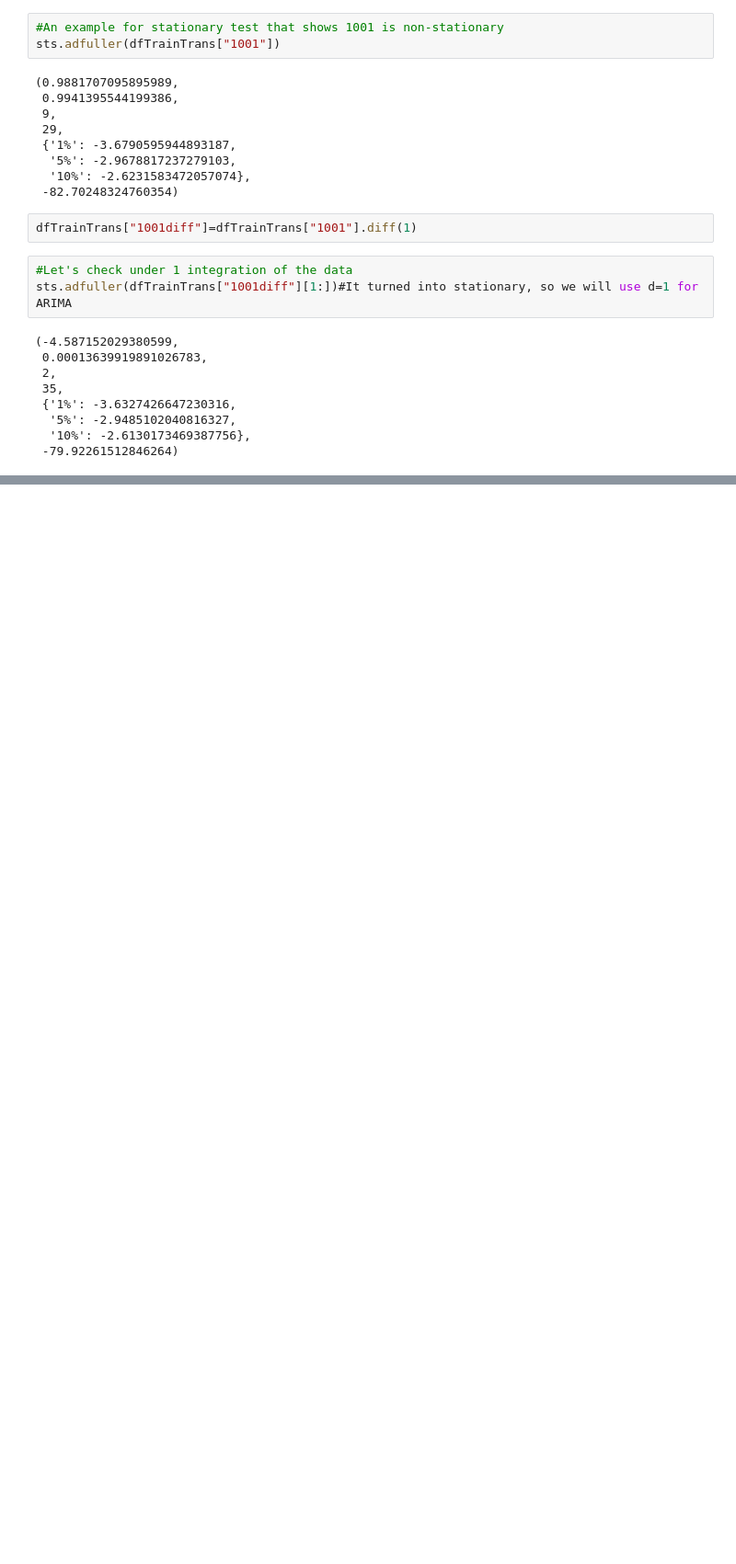
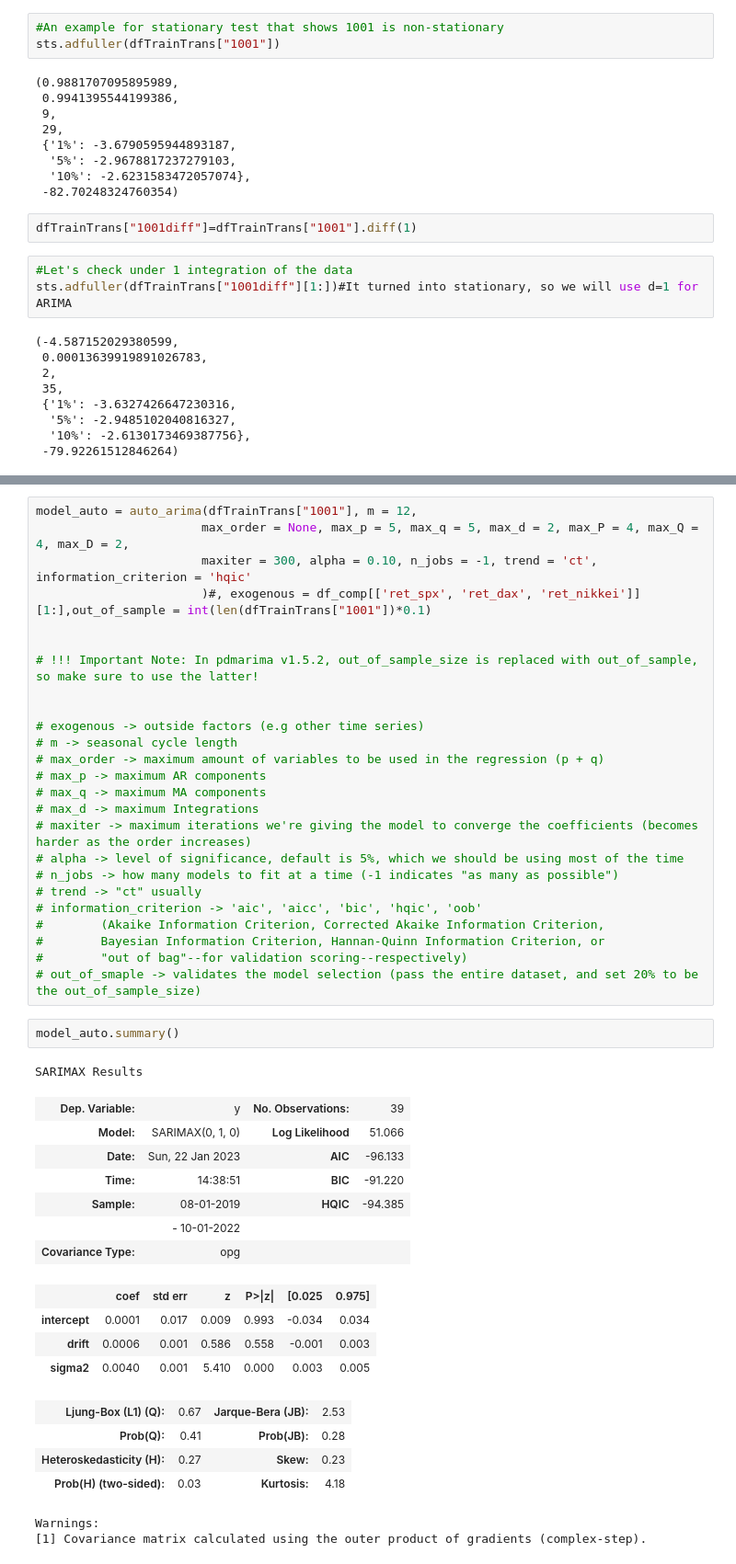
Before and after one commit to MKbinli/MLstudies, a Jupyter notebook: Timeseries1/GD Timeseries_jupyter.ipynb, the cells around one changed output, grey strips where cells are left out. Shown at 92% size. Cells and saved outputs as stored; diff of their text form; blank space fills up the shorter version.

```diff
--- a/Timeseries1/GD Timeseries_jupyter.ipynb
+++ b/Timeseries1/GD Timeseries_jupyter.ipynb
@@ -467,0 +468,46 @@ plt.show()#It seems that error terms are not significant! Nice work!
+# %%
+model_auto = auto_arima(dfTrainTrans["1001"], m = 12,
+                       max_order = None, max_p = 5, max_q = 5, max_d = 2, max_P = 4, max_Q = 4, max_D = 2,
+                       maxiter = 300, alpha = 0.10, n_jobs = -1, trend = 'ct', information_criterion = 'hqic'
+                       )#, exogenous = df_comp[['ret_spx', 'ret_dax', 'ret_nikkei']][1:],out_of_sample = int(len(dfTrainTrans["1001"])*0.1)
+
+
+# !!! Important Note: In pdmarima v1.5.2, out_of_sample_size is replaced with out_of_sample, so make sure to use the latter!
+
+
+# exogenous -> outside factors (e.g other time series)
+# m -> seasonal cycle length
+# max_order -> maximum amount of variables to be used in the regression (p + q)
+# max_p -> maximum AR components
+# max_q -> maximum MA components
+# max_d -> maximum Integrations
+# maxiter -> maximum iterations we're giving the model to converge the coefficients (becomes harder as the order increases)
+# alpha -> level of significance, default is 5%, which we should be using most of the time
+# n_jobs -> how many models to fit at a time (-1 indicates "as many as possible")
+# trend -> "ct" usually
+# information_criterion -> 'aic', 'aicc', 'bic', 'hqic', 'oob'
+#        (Akaike Information Criterion, Corrected Akaike Information Criterion,
+#        Bayesian Information Criterion, Hannan-Quinn Information Criterion, or
+#        "out of bag"--for validation scoring--respectively)
+# out_of_smaple -> validates the model selection (pass the entire dataset, and set 20% to be the out_of_sample_size)
+# %%
+model_auto.summary()
+# %% [output]
+SARIMAX Results
+| Dep. Variable: | y | No. Observations: | 39 |
+| Model: | SARIMAX(0, 1, 0) | Log Likelihood | 51.066 |
+| Date: | Sun, 22 Jan 2023 | AIC | -96.133 |
+| Time: | 14:38:51 | BIC | -91.220 |
+| Sample: | 08-01-2019 | HQIC | -94.385 |
+|  | - 10-01-2022 |  |  |
+| Covariance Type: | opg |  |  |
+|  | coef | std err | z | P>|z| | [0.025 | 0.975] |
+| intercept | 0.0001 | 0.017 | 0.009 | 0.993 | -0.034 | 0.034 |
+| drift | 0.0006 | 0.001 | 0.586 | 0.558 | -0.001 | 0.003 |
+| sigma2 | 0.0040 | 0.001 | 5.410 | 0.000 | 0.003 | 0.005 |
+| Ljung-Box (L1) (Q): | 0.67 | Jarque-Bera (JB): | 2.53 |
+| Prob(Q): | 0.41 | Prob(JB): | 0.28 |
+| Heteroskedasticity (H): | 0.27 | Skew: | 0.23 |
+| Prob(H) (two-sided): | 0.03 | Kurtosis: | 4.18 |
+Warnings:
+[1] Covariance matrix calculated using the outer product of gradients (complex-step).
```
Also changed, not shown: parts of 20 cells of this notebook.
